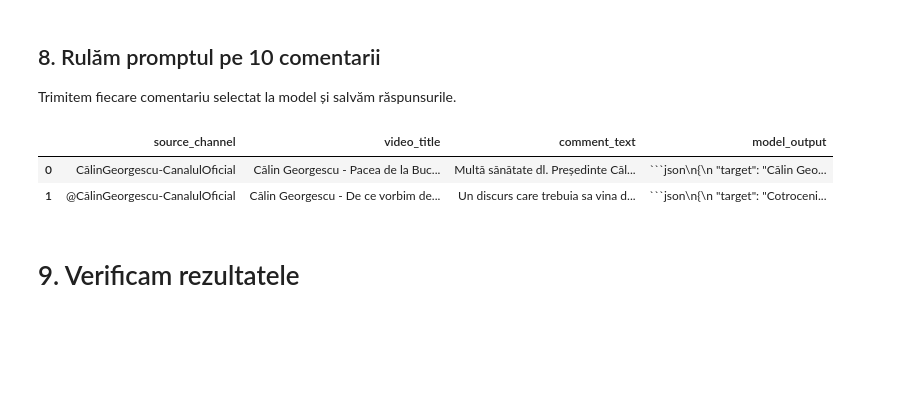
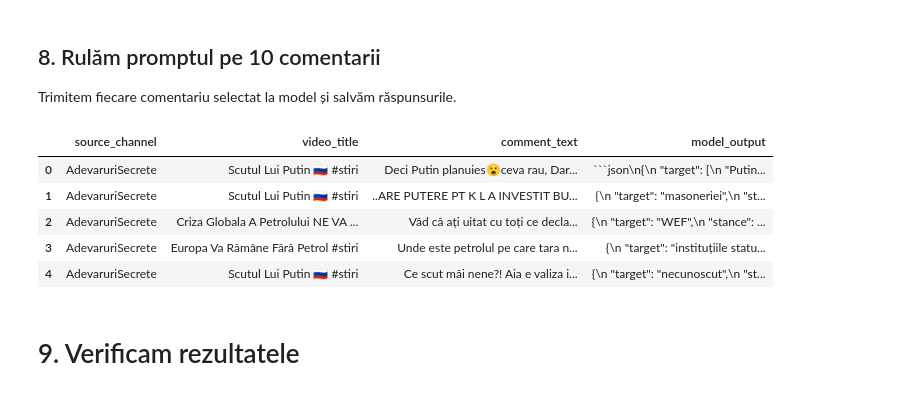
Before and after one commit to AIE-2026/echochamber-project-team-1, a Jupyter notebook: notebooks/student_4/C3_Tema1_first_promt.ipynb, the cells around one changed output. Saved outputs shown, nothing was run; the diff lists cells and outputs as text; code cells hidden in the pictures; blank space fills up the shorter version.

````diff
--- a/notebooks/student_4/C3_Tema1_first_promt.ipynb
+++ b/notebooks/student_4/C3_Tema1_first_promt.ipynb
@@ -155,7 +252,7 @@ Modelul și temperatura au fost setate mai sus.
 # %%
 from openai import OpenAI
 client = OpenAI(
-    api_key="pune aici variabila de mediu care conține cheia ta API pentru Gemini",
+    api_key=GEMINI_API_KEY,
     base_url="https://generativelanguage.googleapis.com/v1beta/openai/"
 )
 # %%
@@ -174,23 +271,26 @@ def annotate_comment(comment_text):
 ## 8. Rulăm promptul pe 10 comentarii
 Trimitem fiecare comentariu selectat la model și salvăm răspunsurile.
 # %%
-n_comments = 2  # schimbă aici: 3, 5 sau 10
-sample_for_prompt = "pune aici dataframe-ul cu comentarii".head(n_comments)
+n_comments = 5  # schimbă aici: 3, 5 sau 10
+sample_for_prompt = sample_df.head(n_comments)
 
 outputs = []
 for _, row in sample_for_prompt.iterrows():
     outputs.append({
         "source_channel": row.get("source_channel", ""),
         "video_title": row.get("video_title", ""),
         "comment_text": row["text"],
         "model_output": annotate_comment(row["text"])
     })
 results_df = pd.DataFrame(outputs)
 results_df
 # %% [output]
 |  | source_channel | video_title | comment_text | model_output |
-| 0 | CălinGeorgescu-CanalulOficial | Călin Georgescu - Pacea de la Buc... | Multă sănătate dl. Președinte Căl... | ```json\n{\n "target": "Călin Geo... |
-| 1 | @CălinGeorgescu-CanalulOficial | Călin Georgescu - De ce vorbim de... | Un discurs care trebuia sa vina d... | ```json\n{\n "target": "Cotroceni... |
+| 0 | AdevaruriSecrete | Scutul Lui Putin 🇷🇺 #stiri | Deci Putin planuies😮ceva rau, Dar... | ```json\n{\n "target": [\n "Putin... |
+| 1 | AdevaruriSecrete | Scutul Lui Putin 🇷🇺 #stiri | ..ARE PUTERE PT K L A INVESTIT BU... | {\n "target": "masoneriei",\n "st... |
+| 2 | AdevaruriSecrete | Criza Globala A Petrolului NE VA ... | Văd că ați uitat cu toți ce decla... | {\n "target": "WEF",\n "stance": ... |
+| 3 | AdevaruriSecrete | Europa Va Rămâne Fără Petrol #stiri | Unde este petrolul pe care tara n... | {\n "target": "instituțiile statu... |
+| 4 | AdevaruriSecrete | Scutul Lui Putin 🇷🇺 #stiri | Ce scut măi nene?! Aia e valiza i... | {\n "target": "necunoscut",\n "st... |
 # %% [markdown]
 # 9. Verificam rezultatele
 # %%
````
Also changed, not shown: parts of 10 cells of this notebook, 1 other file.
